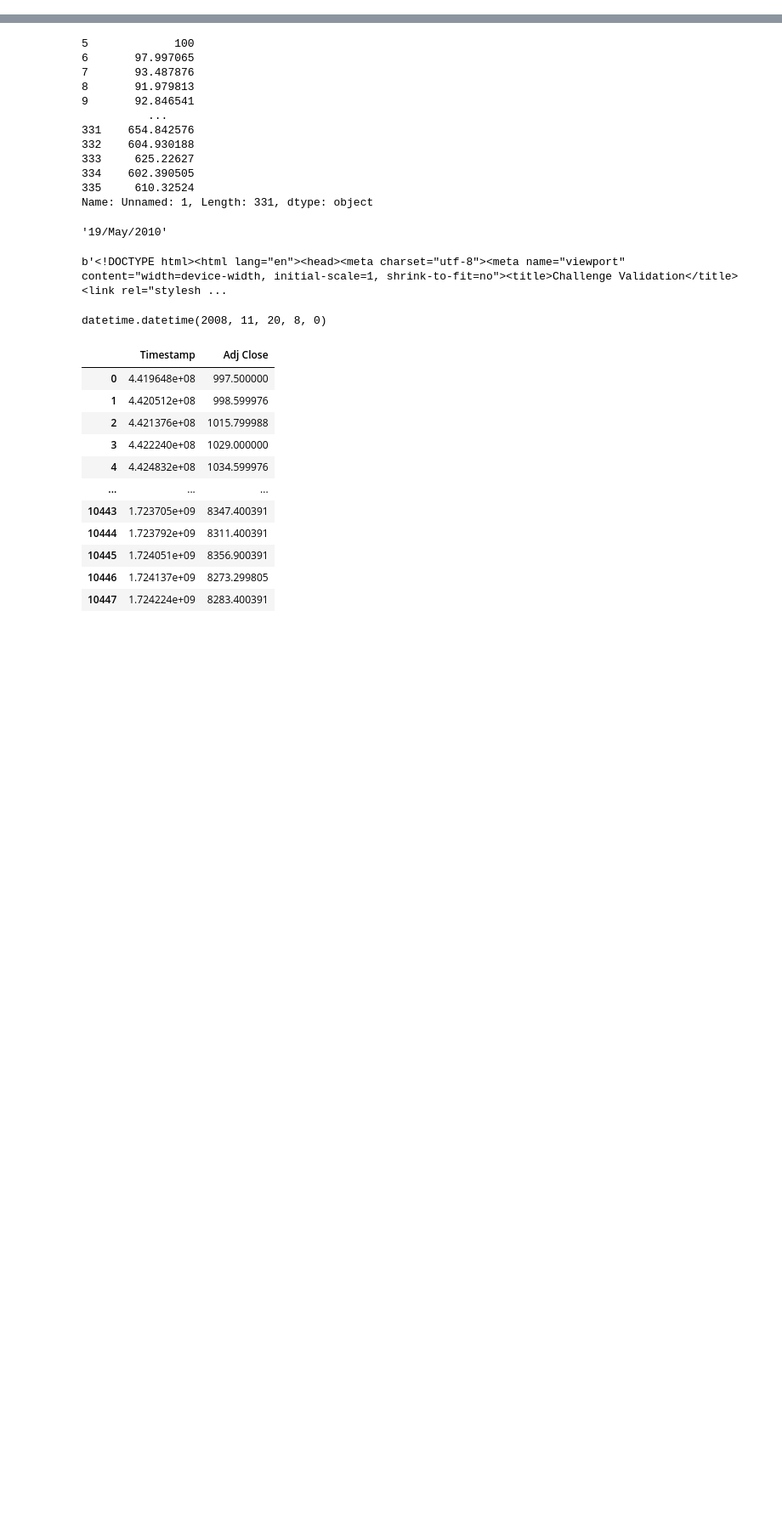
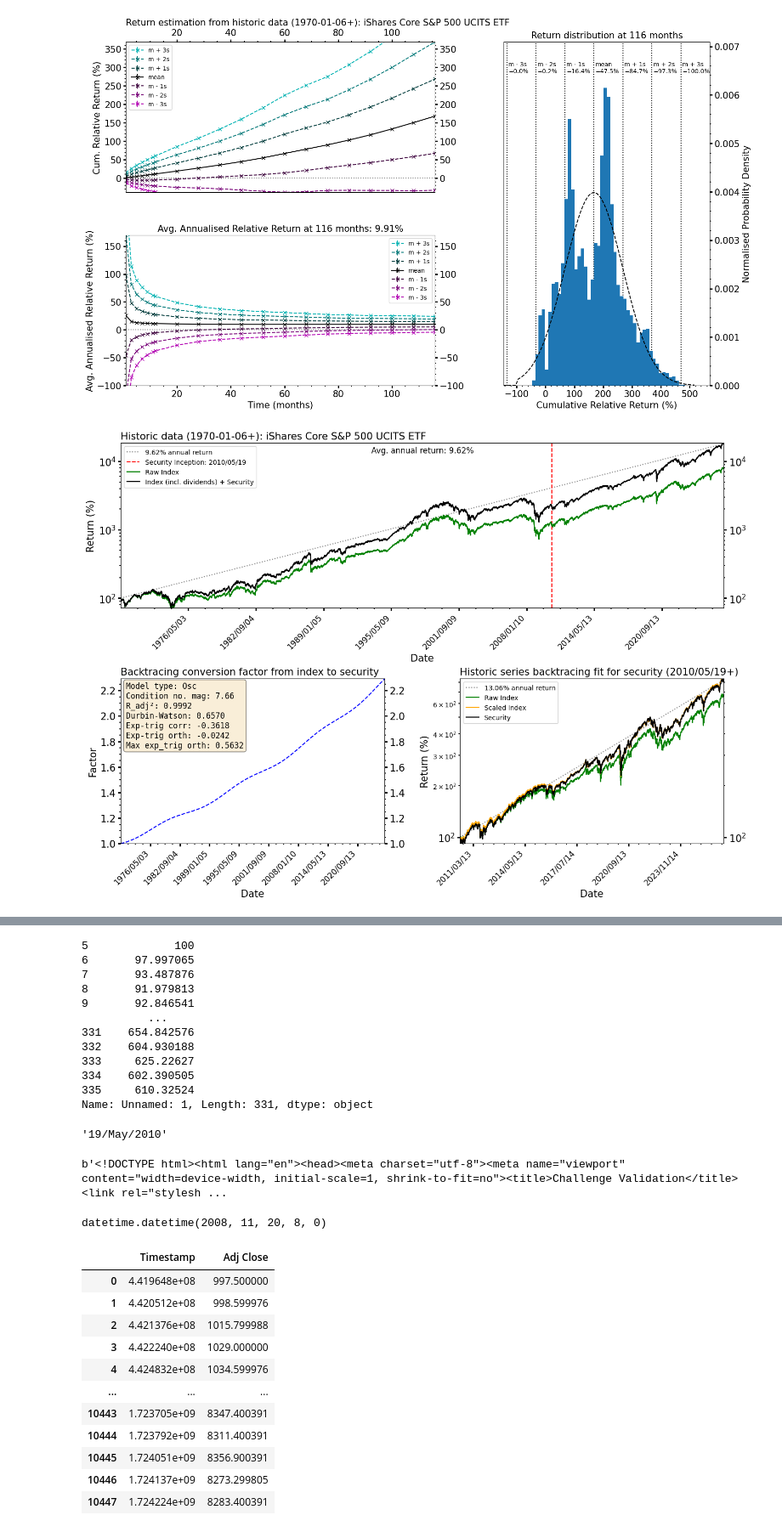
Before and after one commit to JochemLangen/Investment_Analyser, a Jupyter notebook: examples/loading files.ipynb, the cells around one changed output, grey strips where cells are left out. Shown at 85% size. Cells and saved outputs as stored; diff of their text form; code cells hidden in the pictures; blank space fills up the shorter version.

```diff
--- a/examples/loading files.ipynb
+++ b/examples/loading files.ipynb
@@ -10,6 +90,15 @@ from investment_analyser.security import Security
 # %%
 # p = Portfolio()
 folder = "C:/Users/joche/GitHub/investment/investment-analyser/data"
-sec_filepath = folder + "/security/iShares-Nikkei-225-UCITS-ETF-JPY-Acc_fund.xlsx"
-index_filepath = folder + "/index/iShares_Nikkei_225_UCITS_ETF_(Acc)-yahoo.csv"
-sec = Security(sec_filepath, dist_fund=False, calc_mat=False)
+# sec_filepath = folder + "/security/iShares-Nikkei-225-UCITS-ETF-JPY-Acc_fund.xlsx"
+# sec_filepath = folder + "/security/iShares-MSCI-Japan-GBP-Hedged-UCITS-ETF-Acc_fund.xlsx"
+# index_filepath = folder + "/index/125141 - MSCI Japan 100% Hedged to GBP Index  - FULL - 1998-12-31 - 2026-07-07  - Monthly.xlsx"
+sec_filepath = folder + "/security/iShares-Core-SP-500-UCITS-ETF-USD-Acc_fund.xlsx"
+index_filepath = folder + "/index/iShares_Core_S&P_500_UCITS_ETF-yahoo.csv"
+# pd.read_excel(index_filepath)
+sec = Security(sec_filepath, index_filepath, dist_fund=False, calc_mat=True)
+sec.plot_security()
+# sec.inception_tick
+# %% [output]
+[figure, added]
+[figure, added]
```
Also changed, not shown: parts of 7 cells of this notebook.
